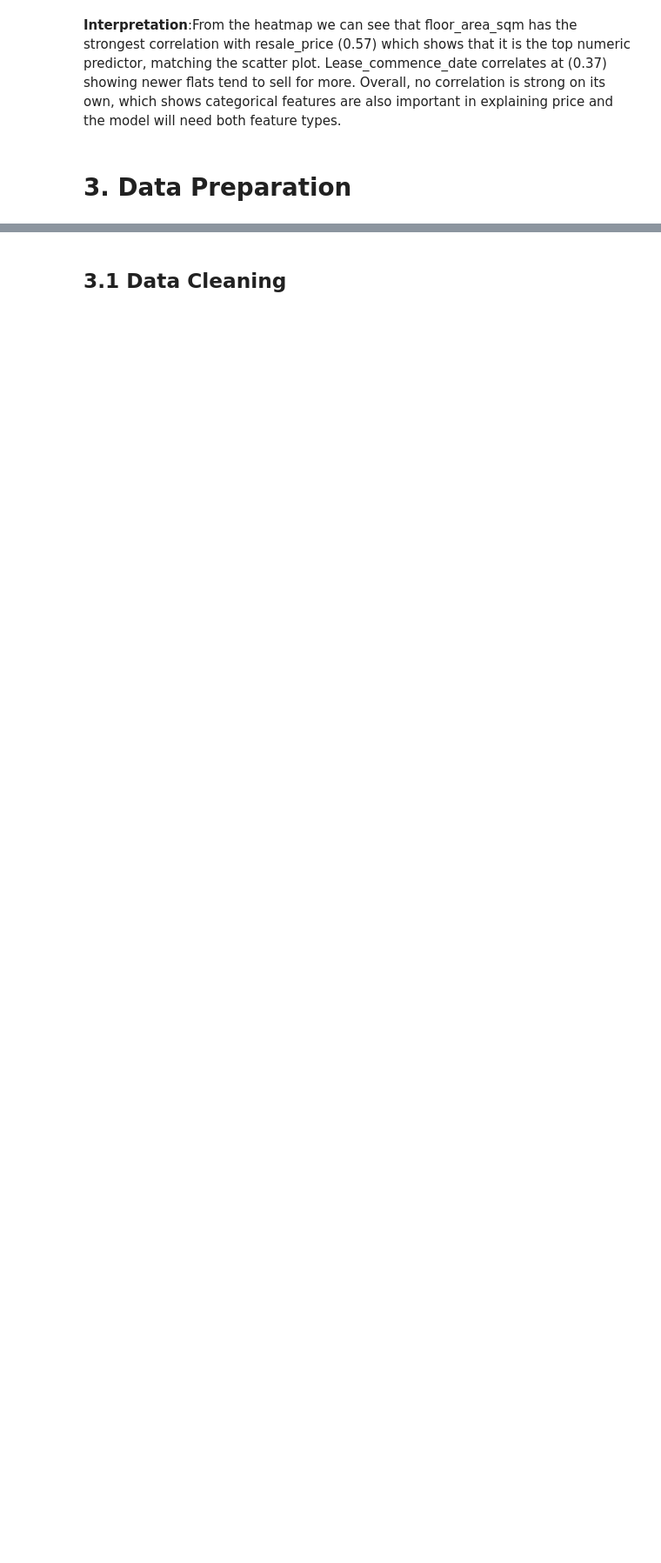
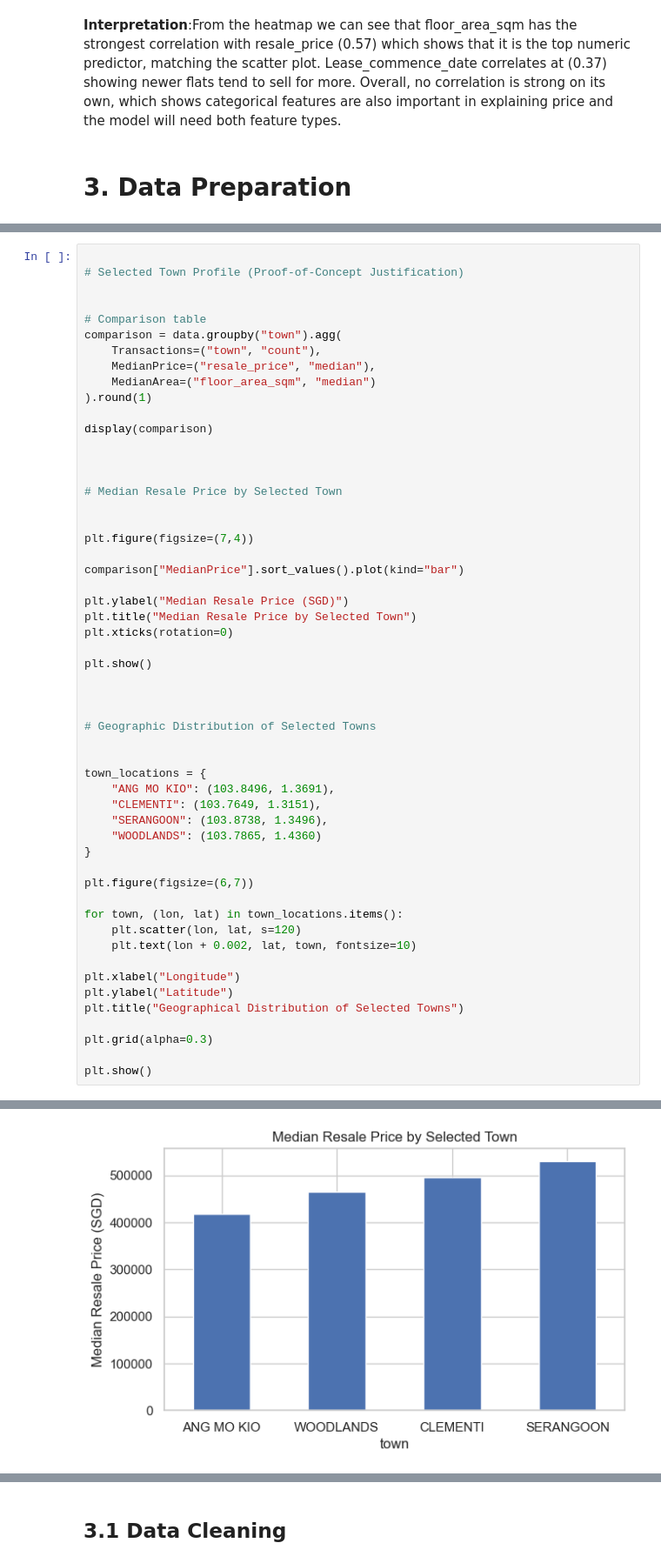
Before and after one commit to alimanchester1030-ai/nestvalue-hdb-price, a Jupyter notebook: MLDP_Program_Codes_Ali_2501406I.ipynb, the cells around one changed output, grey strips where cells are left out. Shown at 87% size. Saved outputs shown, nothing was run; the diff lists cells and outputs as text; blank space fills up the shorter version.

Commit message:
Final adjustments and Justifications.

```diff
--- a/MLDP_Program_Codes_Ali_2501406I.ipynb
+++ b/MLDP_Program_Codes_Ali_2501406I.ipynb
@@ -241,0 +268,55 @@ plt.show()
+# %%
+
+# Selected Town Profile (Proof-of-Concept Justification)
+
+
+# Comparison table
+comparison = data.groupby("town").agg(
+    Transactions=("town", "count"),
+    MedianPrice=("resale_price", "median"),
+    MedianArea=("floor_area_sqm", "median")
+).round(1)
+
+display(comparison)
+
+
+
+# Median Resale Price by Selected Town
+
+
+plt.figure(figsize=(7,4))
+
+comparison["MedianPrice"].sort_values().plot(kind="bar")
+
+plt.ylabel("Median Resale Price (SGD)")
+plt.title("Median Resale Price by Selected Town")
+plt.xticks(rotation=0)
+
+plt.show()
+
+
+
+# Geographic Distribution of Selected Towns
+
+
+town_locations = {
+    "ANG MO KIO": (103.8496, 1.3691),
+    "CLEMENTI": (103.7649, 1.3151),
+    "SERANGOON": (103.8738, 1.3496),
+    "WOODLANDS": (103.7865, 1.4360)
+}
+
+plt.figure(figsize=(6,7))
+
+for town, (lon, lat) in town_locations.items():
+    plt.scatter(lon, lat, s=120)
+    plt.text(lon + 0.002, lat, town, fontsize=10)
+
+plt.xlabel("Longitude")
+plt.ylabel("Latitude")
+plt.title("Geographical Distribution of Selected Towns")
+
+plt.grid(alpha=0.3)
+
+plt.show()
+# %% [output]
@@ -241,0 +329 @@ plt.show()
+[figure, added]
```
Also changed, not shown: parts of 21 cells of this notebook, 3 other files.
